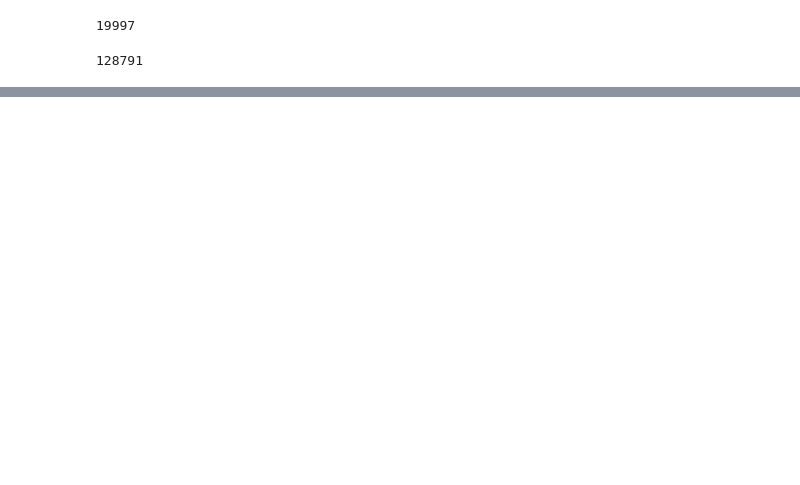
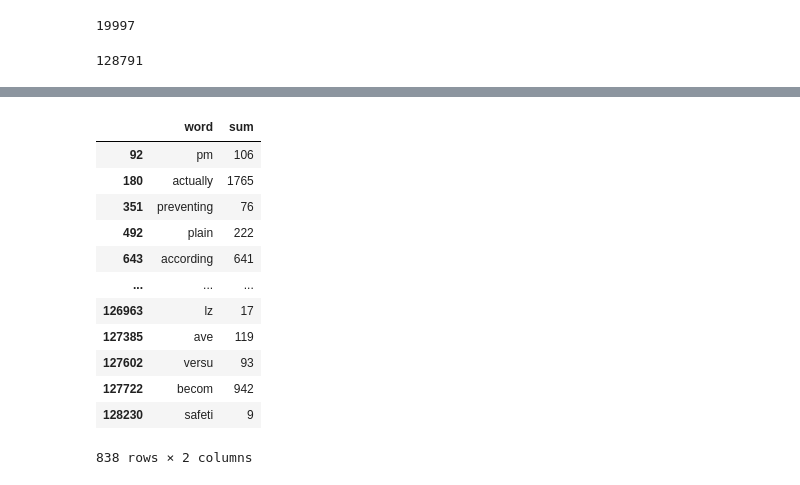
Before and after one commit to lopes-leonardo/information-retrieval, a Jupyter notebook: notebooks/exploration.ipynb, the cells around one changed output, grey strips where cells are left out. Drawn from its saved outputs; the diff is of its cells as text; code cells hidden in the pictures; blank space fills up the shorter version.

```diff
--- a/notebooks/exploration.ipynb
+++ b/notebooks/exploration.ipynb
@@ -128,3 +232,31 @@ for text in dataset:
+# %%
+target = 100
+word_corpus = []
+for name in classes.name.to_list():
+    sorted_df = df.sort_values(by=name, ascending=False)
+    word_corpus.extend(sorted_df.iloc[0:target].word.to_list())
+word_corpus = list(set(word_corpus))
+filtered_df = df[df.word.isin(word_corpus)]
+output_df = filtered_df[["word", "sum"]]
+output_df.to_csv(f"../datasets/20-news-word-corpus-class-top-{target}.csv", index=False)
+# %%
+filtered_df = df[df.word.isin(word_corpus)]
+# %%
+filtered_df[["word", "sum"]]
+# %% [output]
+|  | word | sum |
+| 92 | pm | 106 |
+| 180 | actually | 1765 |
+| 351 | preventing | 76 |
+| 492 | plain | 222 |
+| 643 | according | 641 |
+| ... | ... | ... |
+| 126963 | lz | 17 |
+| 127385 | ave | 119 |
+| 127602 | versu | 93 |
+| 127722 | becom | 942 |
+| 128230 | safeti | 9 |
+838 rows × 2 columns
 # %%
 sorted_term_count = {k: v for k, v in sorted(term_count.items(), key=lambda item: item[1], reverse=True)}
 sorted_term_count
```
Also changed, not shown: parts of 25 cells of this notebook, 29 other files.
